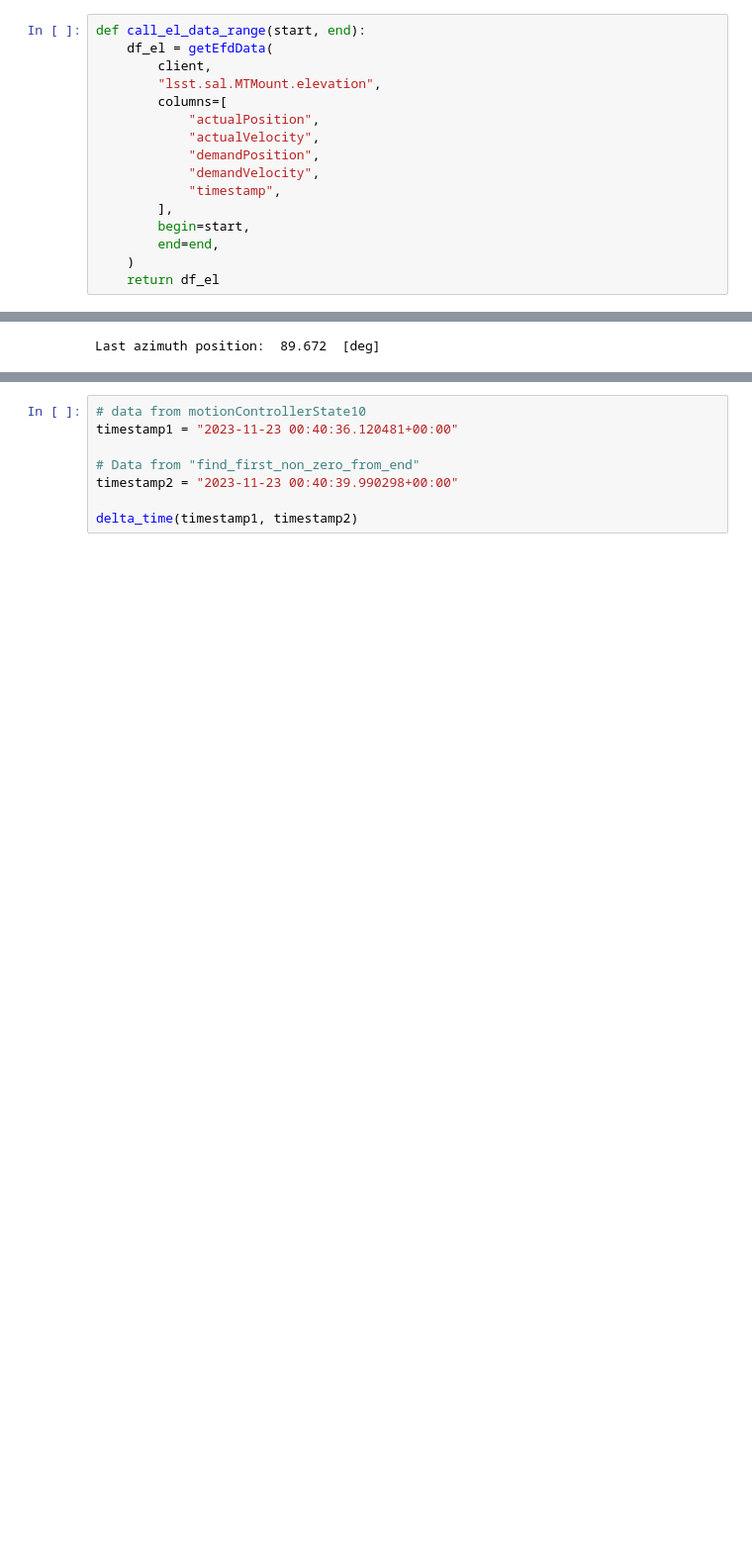
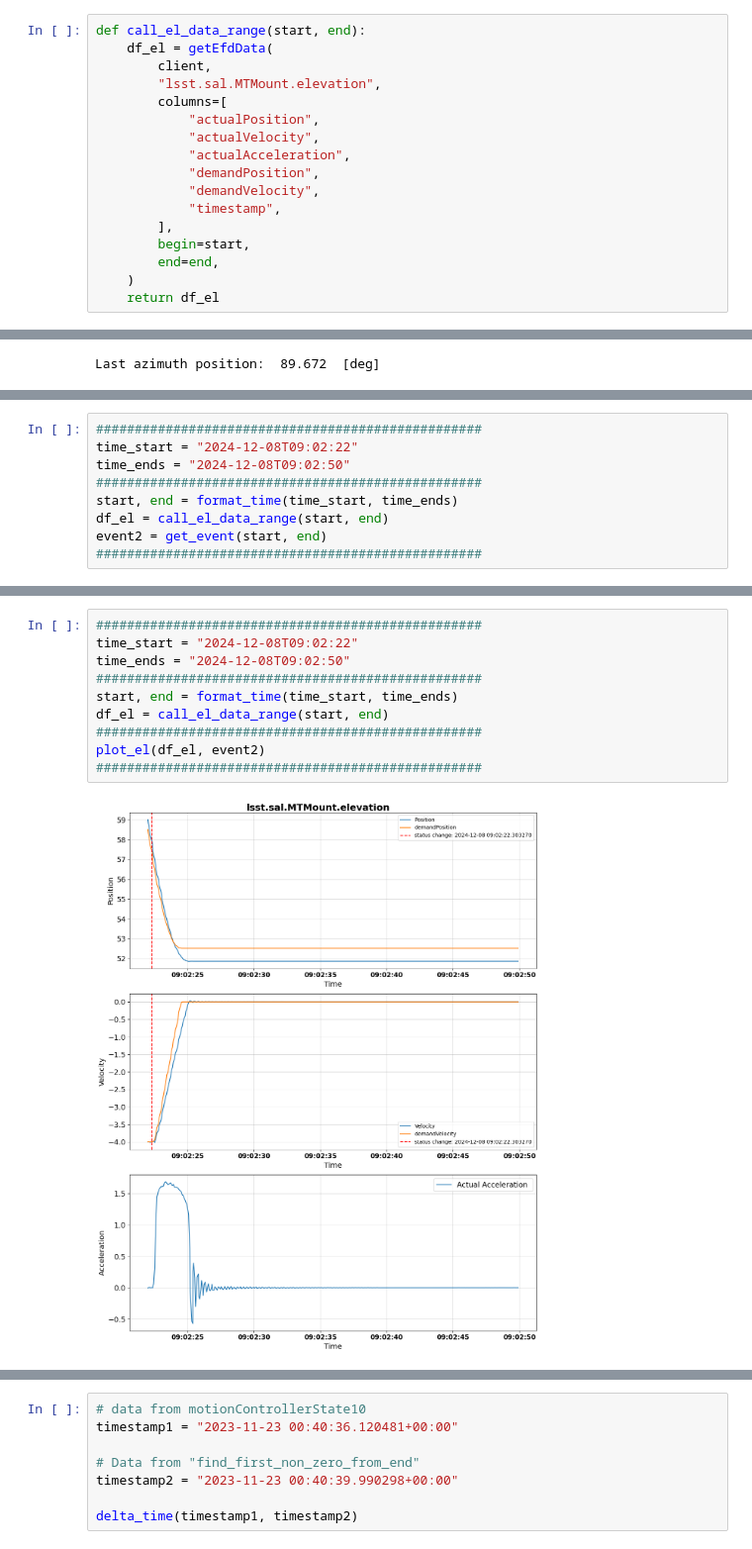
Before and after one commit to lsst-sitcom/sitcomtn-143, a Jupyter notebook: notebook/SITCOM-1120_az_brake_analysis.ipynb, the cells around one changed output, grey strips where cells are left out. Shown at 99% size. Drawn from its saved outputs; the diff is of its cells as text; blank space fills up the shorter version.

```diff
--- a/notebook/SITCOM-1120_az_brake_analysis.ipynb
+++ b/notebook/SITCOM-1120_az_brake_analysis.ipynb
@@ -207,6 +196,7 @@ def call_el_data_range(start, end):
         columns=[
             "actualPosition",
             "actualVelocity",
+            "actualAcceleration",
             "demandPosition",
             "demandVelocity",
             "timestamp",
@@ -769,0 +613,9 @@ Value in the column: 0.0104097924626416
+# %%
+##################################################
+time_start = "2024-12-08T09:02:22"
+time_ends = "2024-12-08T09:02:50"
+##################################################
+start, end = format_time(time_start, time_ends)
+df_el = call_el_data_range(start, end)
+event2 = get_event(start, end)
+##################################################
@@ -769,0 +642,12 @@ Value in the column: 0.0104097924626416
+# %%
+##################################################
+time_start = "2024-12-08T09:02:22"
+time_ends = "2024-12-08T09:02:50"
+##################################################
+start, end = format_time(time_start, time_ends)
+df_el = call_el_data_range(start, end)
+##################################################
+plot_el(df_el, event2)
+##################################################
+# %% [output]
+[figure, new version]
```
Also changed, not shown: parts of 48 cells of this notebook.
